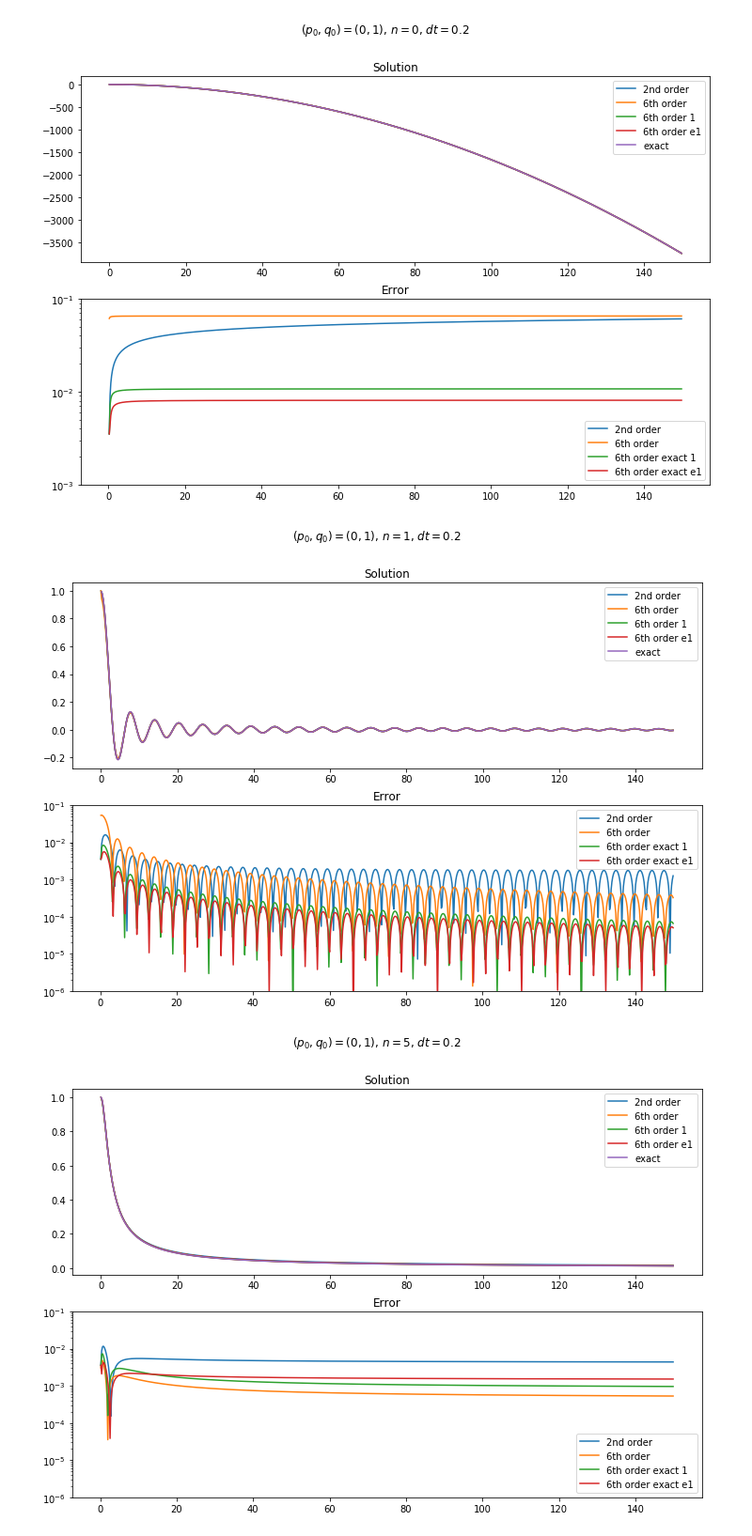
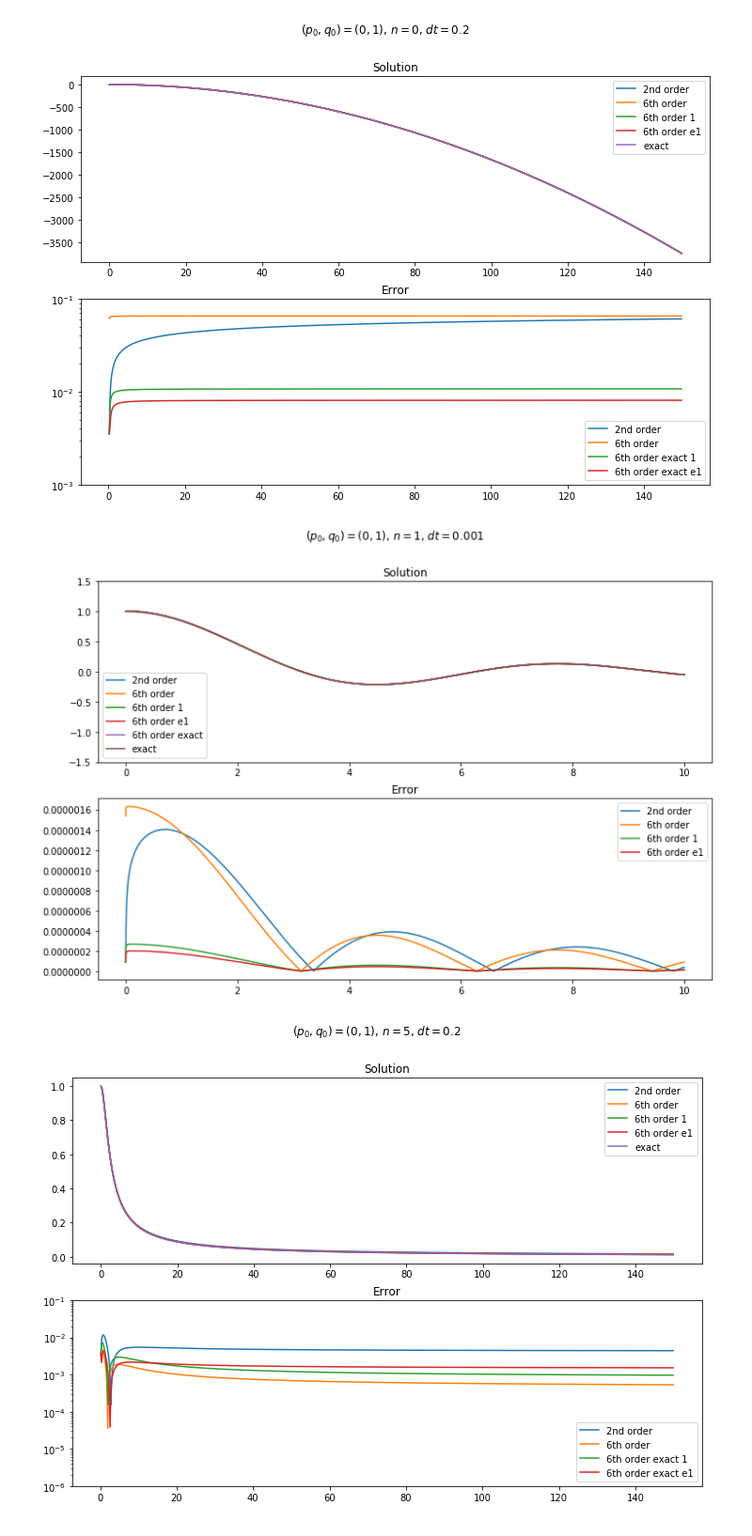
Before and after one commit to mseri/contact-integrators, a Jupyter notebook: The Lane-Emden Model.ipynb, the cells around one changed output. Shown: that part at 94% size. Saved outputs shown, nothing was run; the diff lists cells and outputs as text; code cells hidden in the pictures.

Commit message:
Lane-Emden: preliminary error comparisons
Signed-off-by: Marcello Seri <marcello.seri@gmail.com>

```diff
--- a/The Lane-Emden Model.ipynb
+++ b/The Lane-Emden Model.ipynb
@@ -116,13 +118,15 @@ plt.show()
 [figure]
 # %%
 le = LaneEmden(1)
-dt = 0.2
-tf = 150
+dt = 0.001
+tf = 10
+
+err_q = lambda t: 2*np.log(t + dt/2) - 3/(t+dt/2) + 6/dt - 2*np.log(dt/2) + dt**2/6
 
 tspan = np.arange(0.0, tf, dt)
 
 p0, q0 = (0,1)
-exact = lambda t: np.sin(t)/t
+exact = lambda tspan: [1.0 if t < np.finfo(float).eps else np.sin(t)/t for t in tspan]
 
 plt.figure(figsize=(12,8))
 plt.suptitle(f"$(p_0,q_0)=({p0},{q0})$, $n={le.n}$, $dt={dt}$")
@@ -134,7 +138,9 @@ sole, _, _ = ic.integrate(ic.step6e, le, tspan, p0, q0, 0.0)
 # solb, _, _ = ic.integrate(ic.step6b, le, tspan, p0, q0, 0.0)
 # solc, _, _ = ic.integrate(ic.step6c, le, tspan, p0, q0, 0.0)
 
-p1, q1 = sol[:,0][1], sol[:,1][1]
+#pq, _, _ = ic.integrate(ic.step, le, np.arange(0.0,dt/10,dt/20), p0, q0, 0.0)
+pq = sol
+p1, q1 = pq[:,0][1], pq[:,1][1]
 solm1, _, _ = ic.integrate(ic.step6, le, tspan[1:], p1, q1, 0.0)
 sole1, _, _ = ic.integrate(ic.step6e, le, tspan[1:], p1, q1, 0.0)
 
@@ -155,9 +161,9 @@ plt.plot(tspan[1:],
 plt.plot(tspan[1:],
          sole1[:,1],
          label="6th order e1")
-# plt.plot(tspan,
-#          sole[:,1],
-#          label="6th order exact")
+plt.plot(tspan,
+         sole[:,1],
+         label="6th order exact")
 # plt.plot(tspan,
 #          solb[:,1],
 #          label="6th order b")
@@ -165,47 +171,61 @@ plt.plot(tspan[1:],
 #          solc[:,1],
 #          label="6th order c")
 
-
 #     plt.plot(tspan,
 #              solsc[:,1],
 #              label="V")
+plt.ylim(-1.5,1.5)
+
 plt.plot(tspan, exact(tspan),
          label="exact")
 plt.legend()
 
 plt.subplot(212)
+# plt.title("Cumulative Error")
+
+# plt.plot(tspan, err_q(tspan), label="Upper bound")
+# plt.plot(tspan,
+#          np.cumsum(abs(sol[:,1]-exact(tspan))),
+#          label="2nd order")
+# plt.plot(tspan,
+#          np.cumsum(abs(solm[:,1]-exact(tspan))),
+#          label="6th order")
+# plt.plot(tspan,
+#          np.cumsum(abs(sole[:,1]-exact(tspan))),
+#          label="6th order exact")
+
 plt.title("Error")
 plt.plot(tspan[1:],
          abs(sol[:,1]-exact(tspan))[1:],
          label="2nd order")
 plt.plot(tspan[1:],
          abs(solm[:,1]-exact(tspan))[1:],
          label="6th order")
 plt.plot(tspan[1:],
          abs(solm1[:,1]-exact(tspan)[1:]),
-         label="6th order exact 1")
+         label="6th order 1")
 plt.plot(tspan[1:],
          abs(sole1[:,1]-exact(tspan)[1:]),
-         label="6th order exact e1")
+         label="6th order e1")
 
 # plt.plot(tspan[1:],
 #          abs(sole[:,1]-exact(tspan))[1:],
 #          label="6th order exact")
 # plt.plot(tspan[1:],
 #          abs(solb[:,1]-exact(tspan))[1:],
 #          label="6th order b")
 # plt.plot(tspan[1:],
 #          abs(solc[:,1]-exact(tspan))[1:],
 #          label="6th order c")
 #     plt.plot(tspan,
 #              solsc[:,1]-exact(tspan),
 #              label="V")
-plt.yscale("log")
-plt.ylim(1e-6, 1e-1)
+#plt.yscale("log")
+#plt.ylim(1e-6, 1e-1)
 plt.legend()
 plt.show()
 # %% [output]
-[figure, old version]
+[figure, new version]
 # %%
 le = LaneEmden(5)
 dt = 0.2
```
Also changed, not shown: parts of 2 cells of this notebook.
